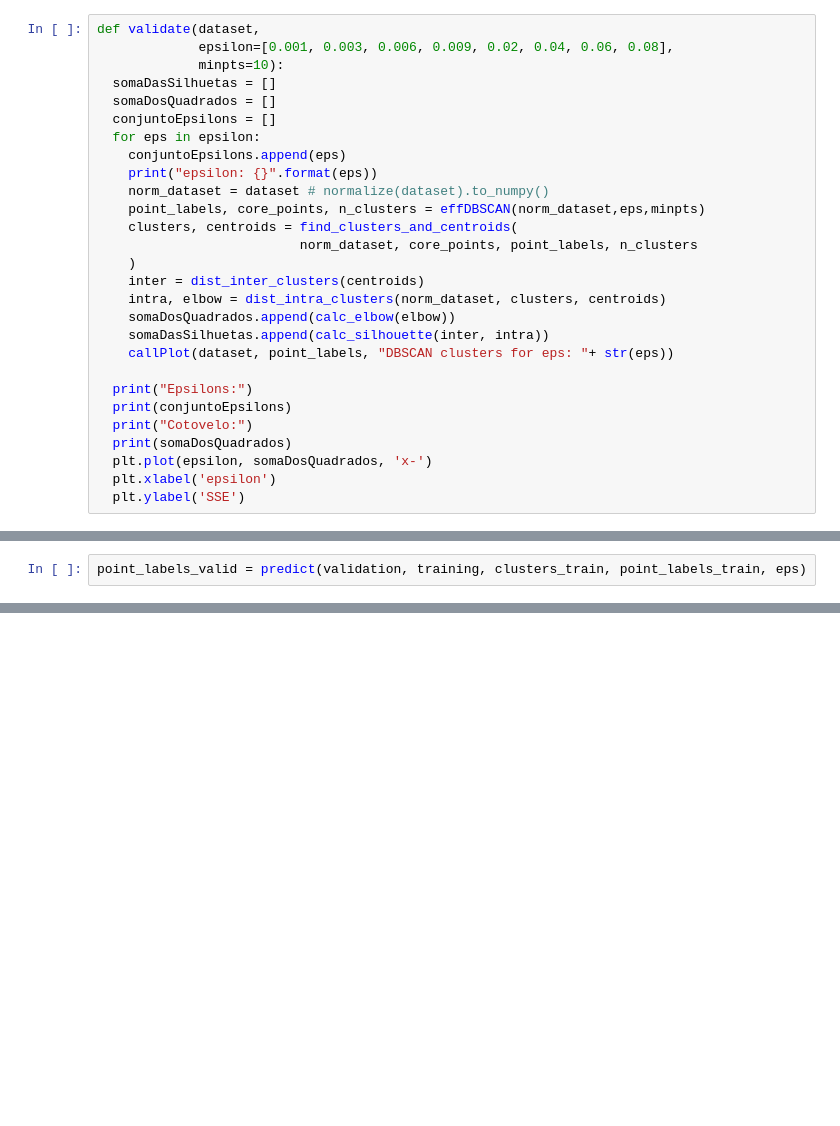
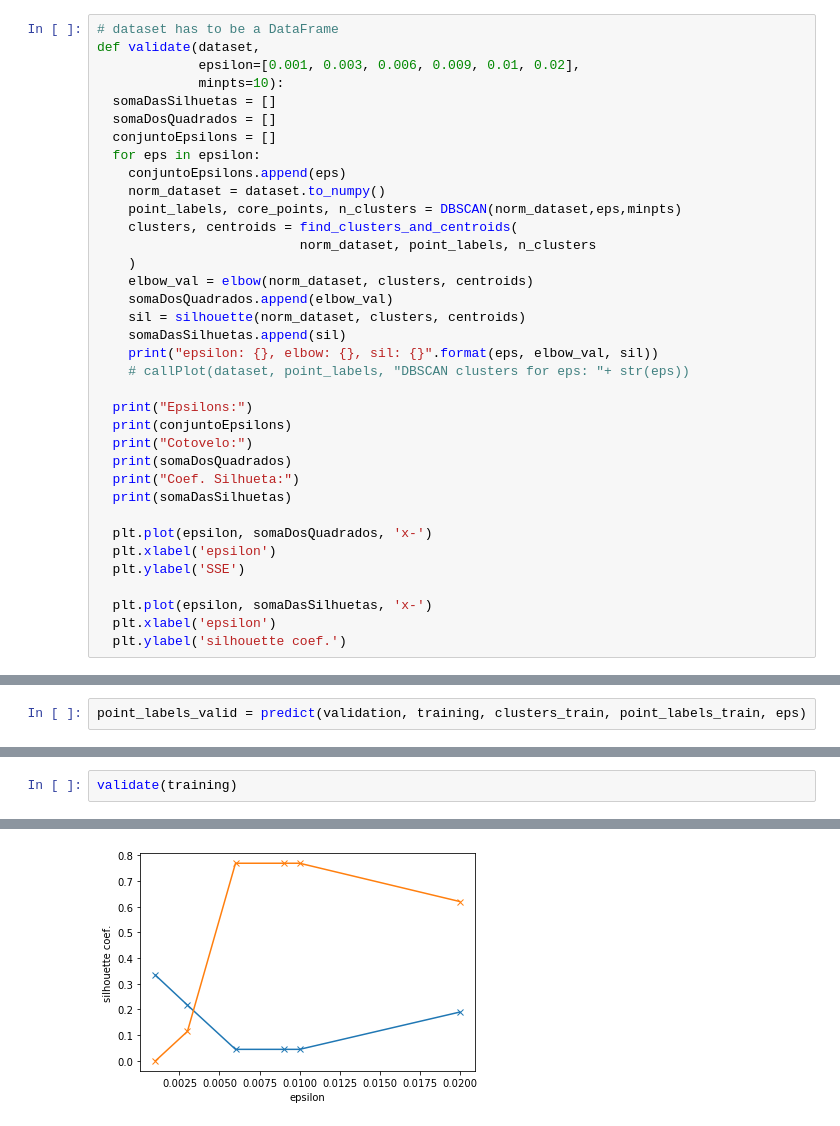
Before and after one commit to ianloron00/MachineLearning, a Jupyter notebook: P1/DBSCAN.ipynb, the cells around one changed output, grey strips where cells are left out. Drawn from its saved outputs; the diff is of its cells as text; blank space fills up the shorter version.

Commit message:
DBSCAN com elbow e silhouette

```diff
--- a/P1/DBSCAN.ipynb
+++ b/P1/DBSCAN.ipynb
@@ -190,33 +168,41 @@ def predict(pred_dataset, norm_orig_dataset, clusters, orig_point_labels, eps):
                     break
     return pred_point_labels
 # %%
+# dataset has to be a DataFrame
 def validate(dataset,
-             epsilon=[0.001, 0.003, 0.006, 0.009, 0.02, 0.04, 0.06, 0.08],
+             epsilon=[0.001, 0.003, 0.006, 0.009, 0.01, 0.02],
              minpts=10):
   somaDasSilhuetas = []
   somaDosQuadrados = []
   conjuntoEpsilons = []
   for eps in epsilon:
     conjuntoEpsilons.append(eps)
-    print("epsilon: {}".format(eps))
-    norm_dataset = dataset # normalize(dataset).to_numpy()
-    point_labels, core_points, n_clusters = effDBSCAN(norm_dataset,eps,minpts)
+    norm_dataset = dataset.to_numpy()
+    point_labels, core_points, n_clusters = DBSCAN(norm_dataset,eps,minpts)
     clusters, centroids = find_clusters_and_centroids(
-                          norm_dataset, core_points, point_labels, n_clusters
+                          norm_dataset, point_labels, n_clusters
     )
-    inter = dist_inter_clusters(centroids)
-    intra, elbow = dist_intra_clusters(norm_dataset, clusters, centroids)
-    somaDosQuadrados.append(calc_elbow(elbow))
-    somaDasSilhuetas.append(calc_silhouette(inter, intra))
-    callPlot(dataset, point_labels, "DBSCAN clusters for eps: "+ str(eps))
+    elbow_val = elbow(norm_dataset, clusters, centroids)
+    somaDosQuadrados.append(elbow_val)
+    sil = silhouette(norm_dataset, clusters, centroids)
+    somaDasSilhuetas.append(sil)
+    print("epsilon: {}, elbow: {}, sil: {}".format(eps, elbow_val, sil))
+    # callPlot(dataset, point_labels, "DBSCAN clusters for eps: "+ str(eps))
 
   print("Epsilons:")
   print(conjuntoEpsilons)
   print("Cotovelo:")
   print(somaDosQuadrados)
+  print("Coef. Silhueta:")
+  print(somaDasSilhuetas)
+
   plt.plot(epsilon, somaDosQuadrados, 'x-')
   plt.xlabel('epsilon')
   plt.ylabel('SSE')
+
+  plt.plot(epsilon, somaDasSilhuetas, 'x-')
+  plt.xlabel('epsilon')
+  plt.ylabel('silhouette coef.')
 # %%
 # Split and initialize training & validation & test data separately
 norm_train = normalize(train) # .to_numpy()
@@ -251 +237,4 @@ Counter({1: 32, 3: 12, 2: 8})
 number of outliers found: 0
+# %%
+validate(training)
+# %% [output]
@@ -251,0 +253 @@ number of outliers found: 0
+[figure, added]
```
Also changed, not shown: parts of 12 cells of this notebook, 1 other file.
